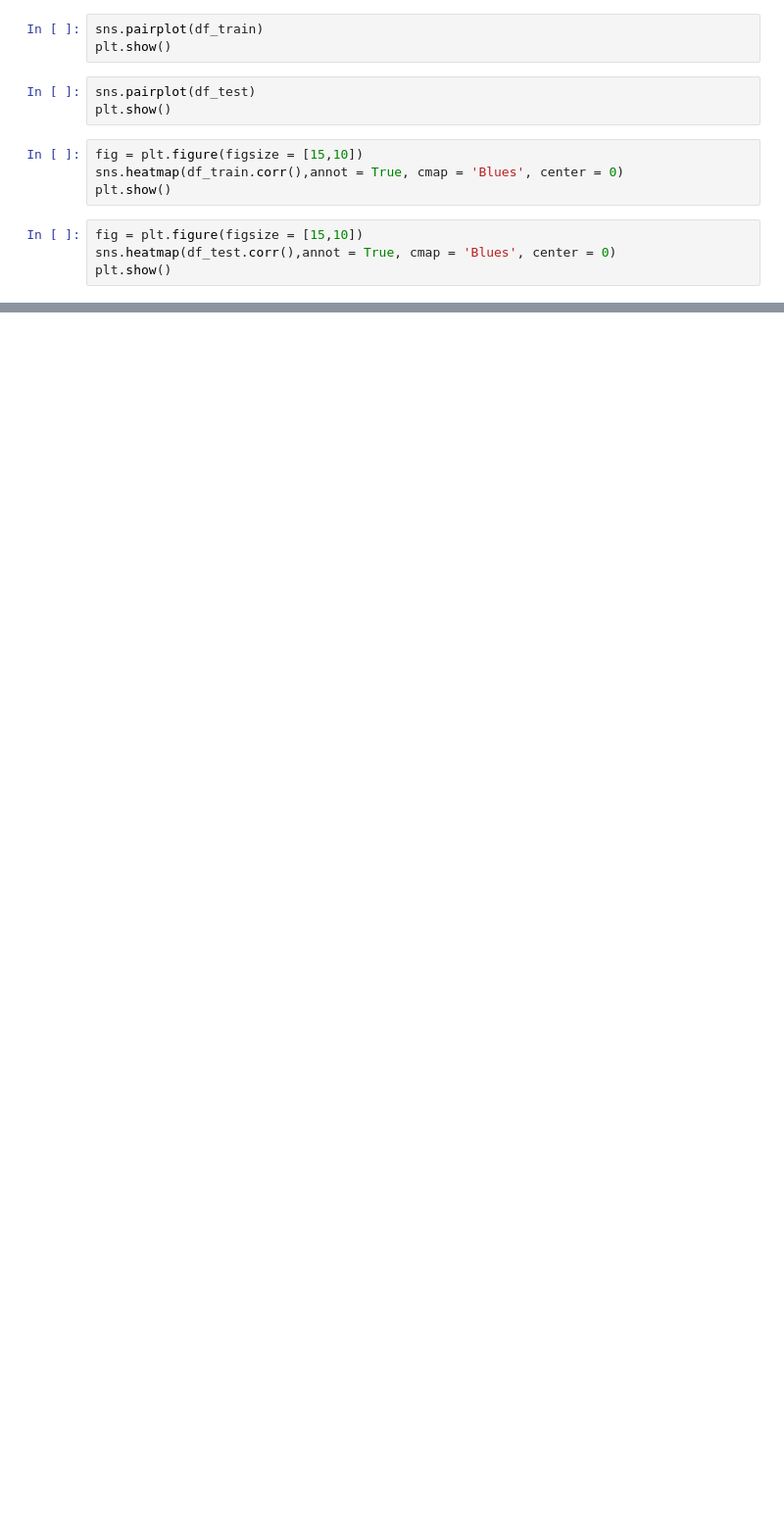
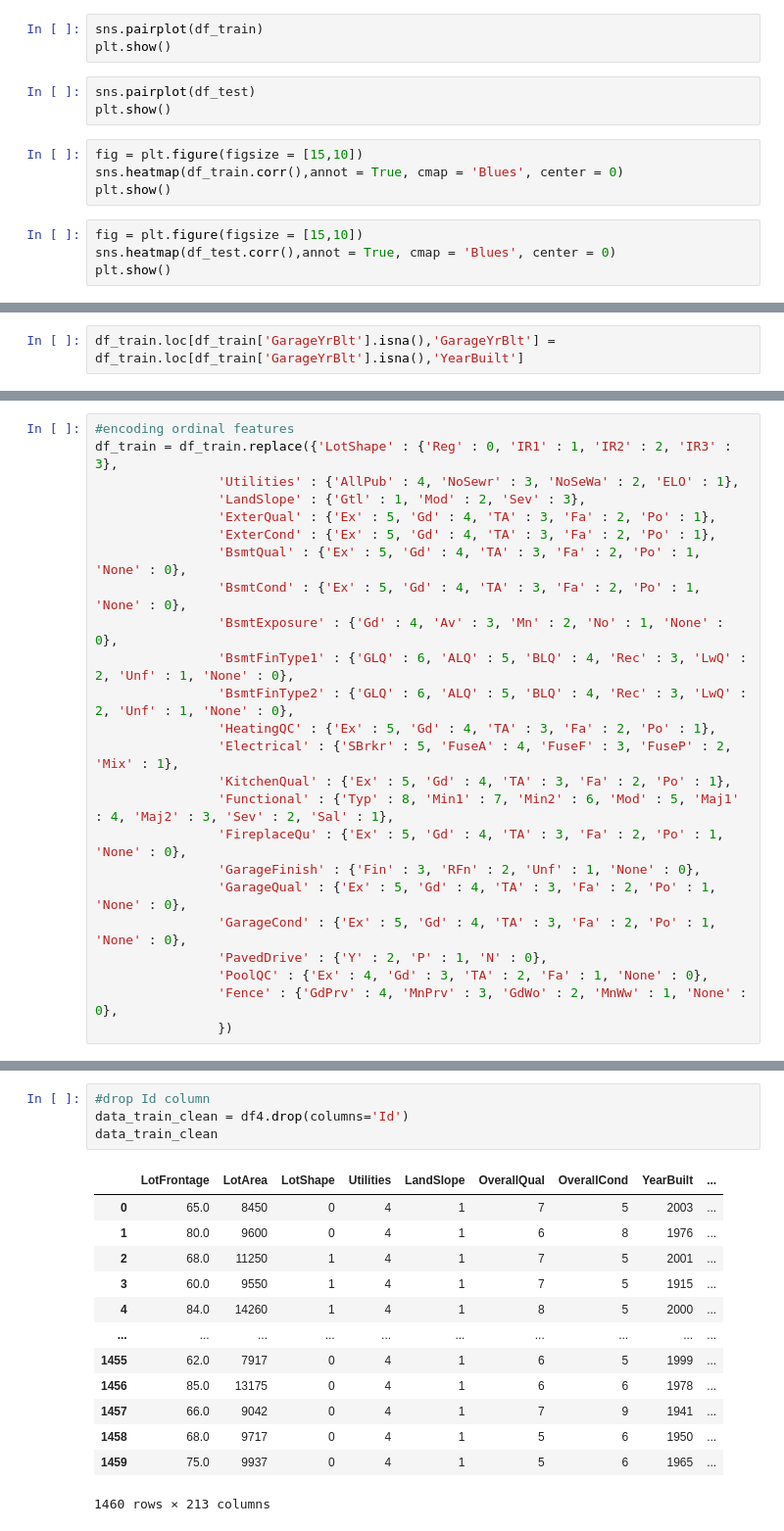
Before and after one commit to Marlon-Orrego/Analisis_Predictivo, a Jupyter notebook: Trabajo3_ValeriaMondragón_MarlonOrrego.ipynb, the cells around one changed output, grey strips where cells are left out. Shown: that part at 98% size. Drawn from its saved outputs; the diff is of its cells as text; blank space fills up the shorter version.

```diff
--- a/Trabajo3_ValeriaMondragón_MarlonOrrego.ipynb
+++ b/Trabajo3_ValeriaMondragón_MarlonOrrego.ipynb
@@ -429,0 +361,2 @@ No artists with labels found to put in legend.  Note that artists whose label st
+# %%
+df_train.loc[df_train['GarageYrBlt'].isna(),'GarageYrBlt'] = df_train.loc[df_train['GarageYrBlt'].isna(),'YearBuilt']
@@ -429,0 +444,24 @@ No artists with labels found to put in legend.  Note that artists whose label st
+# %%
+#encoding ordinal features
+df_train = df_train.replace({'LotShape' : {'Reg' : 0, 'IR1' : 1, 'IR2' : 2, 'IR3' : 3},
+                'Utilities' : {'AllPub' : 4, 'NoSewr' : 3, 'NoSeWa' : 2, 'ELO' : 1},
+                'LandSlope' : {'Gtl' : 1, 'Mod' : 2, 'Sev' : 3},
+                'ExterQual' : {'Ex' : 5, 'Gd' : 4, 'TA' : 3, 'Fa' : 2, 'Po' : 1},
+                'ExterCond' : {'Ex' : 5, 'Gd' : 4, 'TA' : 3, 'Fa' : 2, 'Po' : 1},
+                'BsmtQual' : {'Ex' : 5, 'Gd' : 4, 'TA' : 3, 'Fa' : 2, 'Po' : 1, 'None' : 0},
+                'BsmtCond' : {'Ex' : 5, 'Gd' : 4, 'TA' : 3, 'Fa' : 2, 'Po' : 1, 'None' : 0},
+                'BsmtExposure' : {'Gd' : 4, 'Av' : 3, 'Mn' : 2, 'No' : 1, 'None' : 0},
+                'BsmtFinType1' : {'GLQ' : 6, 'ALQ' : 5, 'BLQ' : 4, 'Rec' : 3, 'LwQ' : 2, 'Unf' : 1, 'None' : 0},
+                'BsmtFinType2' : {'GLQ' : 6, 'ALQ' : 5, 'BLQ' : 4, 'Rec' : 3, 'LwQ' : 2, 'Unf' : 1, 'None' : 0},
+                'HeatingQC' : {'Ex' : 5, 'Gd' : 4, 'TA' : 3, 'Fa' : 2, 'Po' : 1},
+                'Electrical' : {'SBrkr' : 5, 'FuseA' : 4, 'FuseF' : 3, 'FuseP' : 2, 'Mix' : 1},
+                'KitchenQual' : {'Ex' : 5, 'Gd' : 4, 'TA' : 3, 'Fa' : 2, 'Po' : 1},
+                'Functional' : {'Typ' : 8, 'Min1' : 7, 'Min2' : 6, 'Mod' : 5, 'Maj1' : 4, 'Maj2' : 3, 'Sev' : 2, 'Sal' : 1},
+                'FireplaceQu' : {'Ex' : 5, 'Gd' : 4, 'TA' : 3, 'Fa' : 2, 'Po' : 1, 'None' : 0},
+                'GarageFinish' : {'Fin' : 3, 'RFn' : 2, 'Unf' : 1, 'None' : 0},
+                'GarageQual' : {'Ex' : 5, 'Gd' : 4, 'TA' : 3, 'Fa' : 2, 'Po' : 1, 'None' : 0},
+                'GarageCond' : {'Ex' : 5, 'Gd' : 4, 'TA' : 3, 'Fa' : 2, 'Po' : 1, 'None' : 0},
+                'PavedDrive' : {'Y' : 2, 'P' : 1, 'N' : 0},
+                'PoolQC' : {'Ex' : 4, 'Gd' : 3, 'TA' : 2, 'Fa' : 1, 'None' : 0},
+                'Fence' : {'GdPrv' : 4, 'MnPrv' : 3, 'GdWo' : 2, 'MnWw' : 1, 'None' : 0},
+                })
@@ -429,0 +479,18 @@ No artists with labels found to put in legend.  Note that artists whose label st
+# %%
+#drop Id column
+data_train_clean = df4.drop(columns='Id')
+data_train_clean
+# %% [output]
+|  | LotFrontage | LotArea | LotShape | Utilities | LandSlope | OverallQual | OverallCond | YearBuilt | ... |
+| 0 | 65.0 | 8450 | 0 | 4 | 1 | 7 | 5 | 2003 | ... |
+| 1 | 80.0 | 9600 | 0 | 4 | 1 | 6 | 8 | 1976 | ... |
+| 2 | 68.0 | 11250 | 1 | 4 | 1 | 7 | 5 | 2001 | ... |
+| 3 | 60.0 | 9550 | 1 | 4 | 1 | 7 | 5 | 1915 | ... |
+| 4 | 84.0 | 14260 | 1 | 4 | 1 | 8 | 5 | 2000 | ... |
+| ... | ... | ... | ... | ... | ... | ... | ... | ... | ... |
+| 1455 | 62.0 | 7917 | 0 | 4 | 1 | 6 | 5 | 1999 | ... |
+| 1456 | 85.0 | 13175 | 0 | 4 | 1 | 6 | 6 | 1978 | ... |
+| 1457 | 66.0 | 9042 | 0 | 4 | 1 | 7 | 9 | 1941 | ... |
+| 1458 | 68.0 | 9717 | 0 | 4 | 1 | 5 | 6 | 1950 | ... |
+| 1459 | 75.0 | 9937 | 0 | 4 | 1 | 5 | 6 | 1965 | ... |
+1460 rows × 213 columns
```
Also changed, not shown: parts of 59 cells of this notebook.
